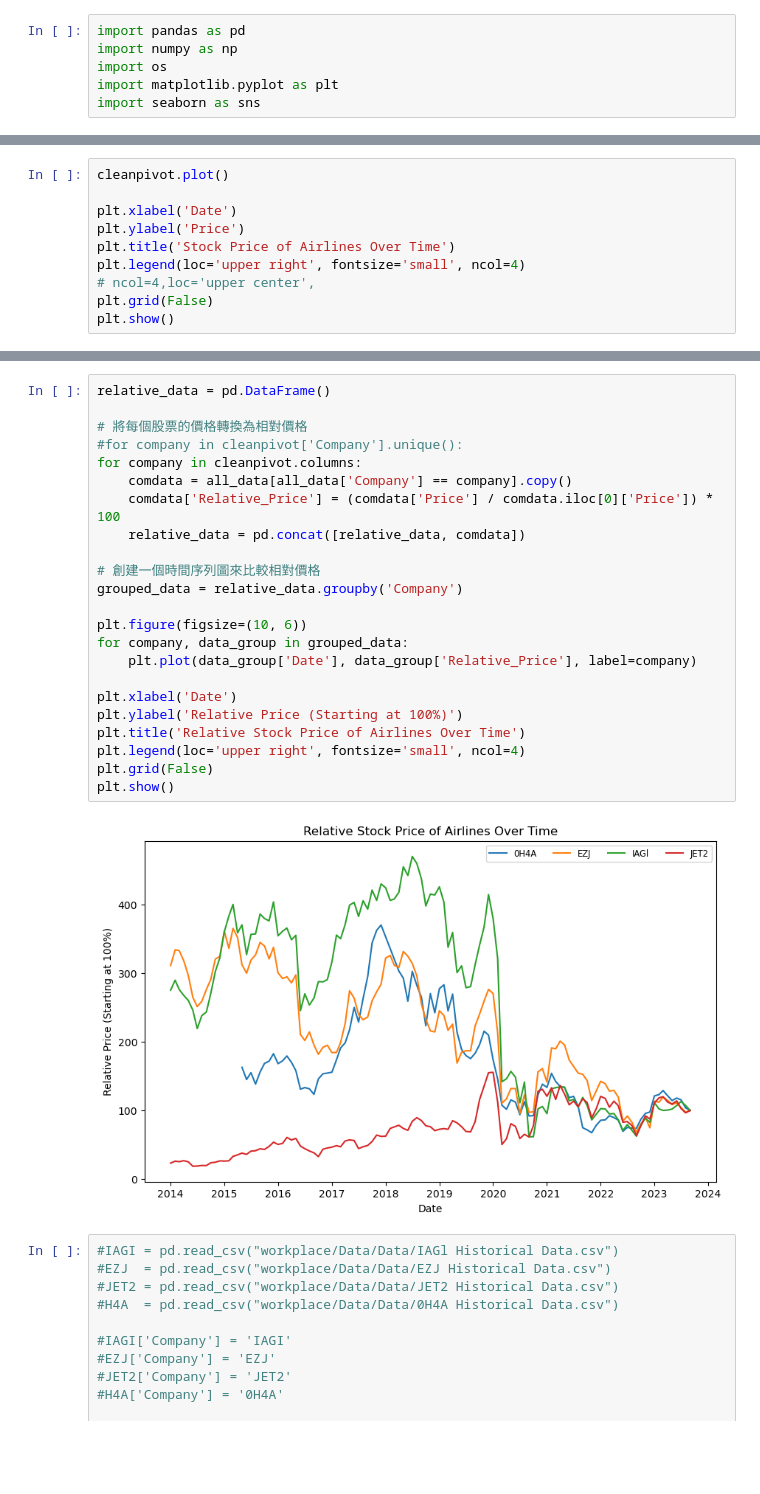
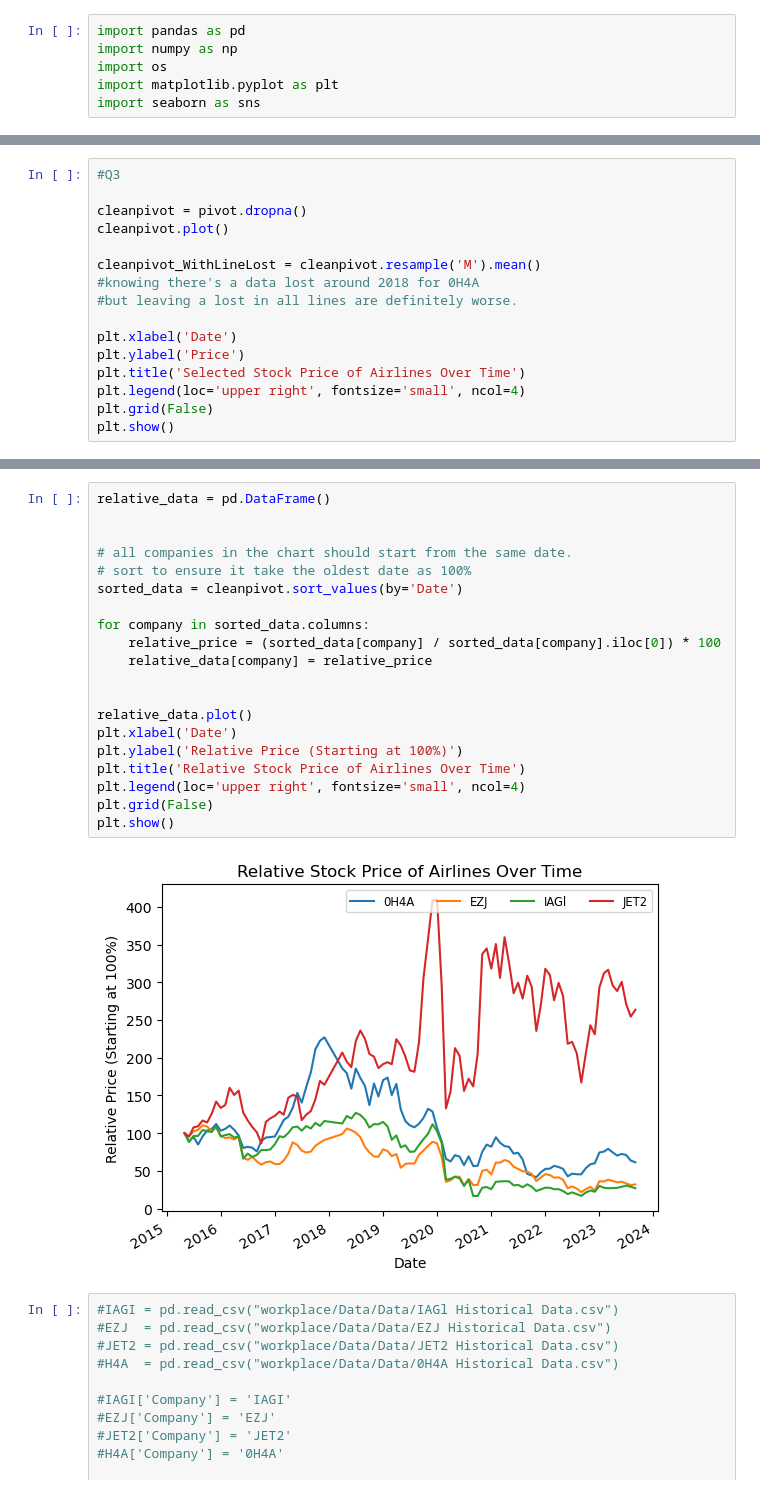
Before and after one commit to jimmy080823/2023_Intro_to_BA_Assignment, a Jupyter notebook: Assignment_part2/Assignment_P2_stock.ipynb, the cells around one changed output, grey strips where cells are left out. Cells and saved outputs as stored; diff of their text form; blank space fills up the shorter version.

```diff
--- a/Assignment_part2/Assignment_P2_stock.ipynb
+++ b/Assignment_part2/Assignment_P2_stock.ipynb
@@ -98,11 +71,17 @@ plt.show()
 # %%
+#Q3
+
+cleanpivot = pivot.dropna()
 cleanpivot.plot()
+
+cleanpivot_WithLineLost = cleanpivot.resample('M').mean()
+#knowing there's a data lost around 2018 for 0H4A
+#but leaving a lost in all lines are definitely worse.
 
 plt.xlabel('Date')
 plt.ylabel('Price')
-plt.title('Stock Price of Airlines Over Time')
+plt.title('Selected Stock Price of Airlines Over Time')
 plt.legend(loc='upper right', fontsize='small', ncol=4)
-# ncol=4,loc='upper center',
 plt.grid(False)
 plt.show()
 # %% [output]
@@ -110,28 +89,25 @@ plt.show()
 # %%
 relative_data = pd.DataFrame()
 
-# 將每個股票的價格轉換為相對價格
-#for company in cleanpivot['Company'].unique():
-for company in cleanpivot.columns:
-    comdata = all_data[all_data['Company'] == company].copy()
-    comdata['Relative_Price'] = (comdata['Price'] / comdata.iloc[0]['Price']) * 100
-    relative_data = pd.concat([relative_data, comdata])
 
-# 創建一個時間序列圖來比較相對價格
-grouped_data = relative_data.groupby('Company')
+# all companies in the chart should start from the same date.
+# sort to ensure it take the oldest date as 100%
+sorted_data = cleanpivot.sort_values(by='Date')
 
-plt.figure(figsize=(10, 6))
-for company, data_group in grouped_data:
-    plt.plot(data_group['Date'], data_group['Relative_Price'], label=company)
+for company in sorted_data.columns:
+    relative_price = (sorted_data[company] / sorted_data[company].iloc[0]) * 100
+    relative_data[company] = relative_price
 
+
+relative_data.plot()
 plt.xlabel('Date')
 plt.ylabel('Relative Price (Starting at 100%)')
 plt.title('Relative Stock Price of Airlines Over Time')
 plt.legend(loc='upper right', fontsize='small', ncol=4)
 plt.grid(False)
 plt.show()
 # %% [output]
-[figure, old version]
+[figure, new version]
 # %%
 #IAGI = pd.read_csv("workplace/Data/Data/IAGl Historical Data.csv")
 #EZJ  = pd.read_csv("workplace/Data/Data/EZJ Historical Data.csv")
```
Also changed, not shown: parts of 4 cells of this notebook, 1 other file.
